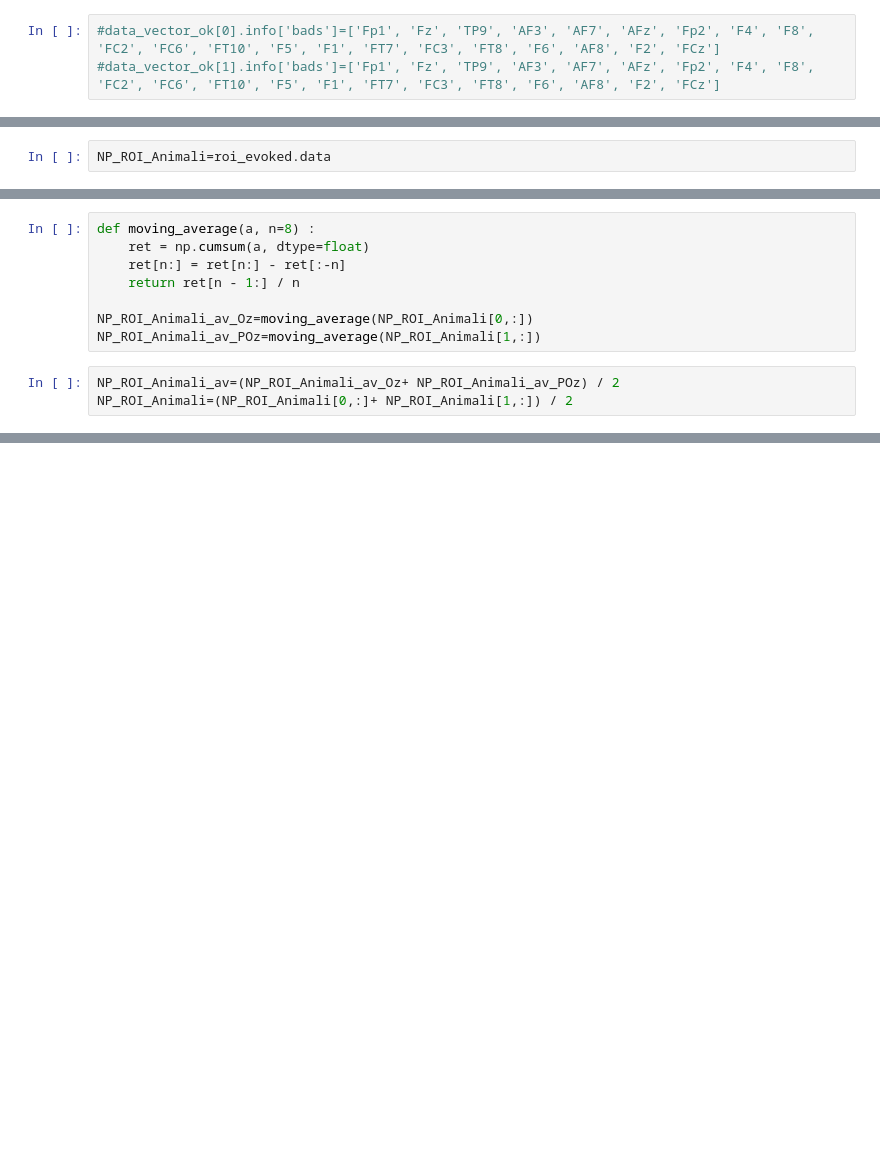
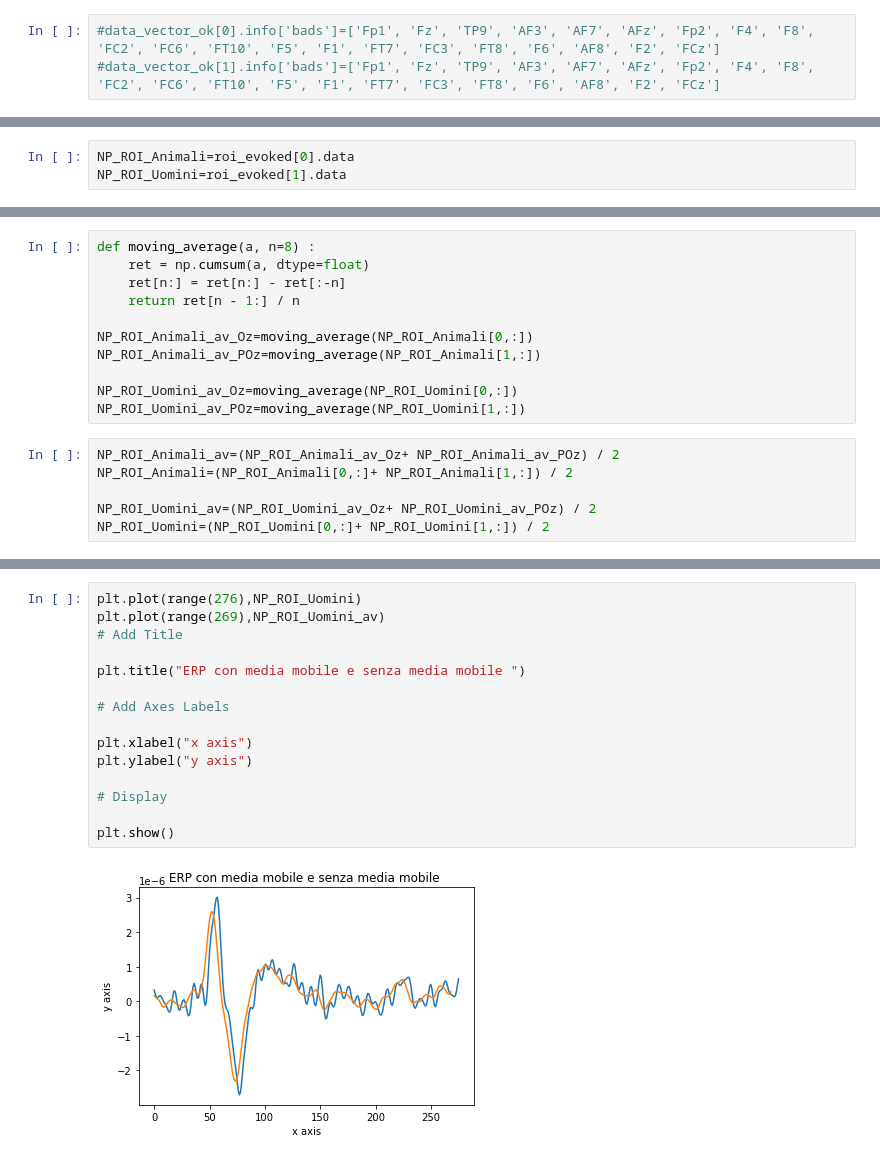
Before and after one commit to Diego41ITA/EEG-analysis, a Jupyter notebook: Prova_multi_sub.ipynb, the cells around one changed output, grey strips where cells are left out. Drawn from its saved outputs; the diff is of its cells as text; blank space fills up the shorter version.

```diff
--- a/Prova_multi_sub.ipynb
+++ b/Prova_multi_sub.ipynb
@@ -191,3 +200,4 @@ roi_evoked.plot()
 # %%
-NP_ROI_Animali=roi_evoked.data
+NP_ROI_Animali=roi_evoked[0].data
+NP_ROI_Uomini=roi_evoked[1].data
 # %%
@@ -202,9 +214,15 @@ def moving_average(a, n=8) :
 
 NP_ROI_Animali_av_Oz=moving_average(NP_ROI_Animali[0,:])
 NP_ROI_Animali_av_POz=moving_average(NP_ROI_Animali[1,:])
+
+NP_ROI_Uomini_av_Oz=moving_average(NP_ROI_Uomini[0,:])
+NP_ROI_Uomini_av_POz=moving_average(NP_ROI_Uomini[1,:])
 # %%
 NP_ROI_Animali_av=(NP_ROI_Animali_av_Oz+ NP_ROI_Animali_av_POz) / 2
 NP_ROI_Animali=(NP_ROI_Animali[0,:]+ NP_ROI_Animali[1,:]) / 2
+
+NP_ROI_Uomini_av=(NP_ROI_Uomini_av_Oz+ NP_ROI_Uomini_av_POz) / 2
+NP_ROI_Uomini=(NP_ROI_Uomini[0,:]+ NP_ROI_Uomini[1,:]) / 2
 # %%
 plt.plot(range(276),NP_ROI_Animali)
 plt.plot(range(269),NP_ROI_Animali_av)
@@ -224,0 +243,17 @@ plt.show()
+# %%
+plt.plot(range(276),NP_ROI_Uomini)
+plt.plot(range(269),NP_ROI_Uomini_av)
+# Add Title
+
+plt.title("ERP con media mobile e senza media mobile ")
+
+# Add Axes Labels
+
+plt.xlabel("x axis")
+plt.ylabel("y axis")
+
+# Display
+
+plt.show()
+# %% [output]
+[figure, added]
```
Also changed, not shown: parts of 8 cells of this notebook, 1 other file.
